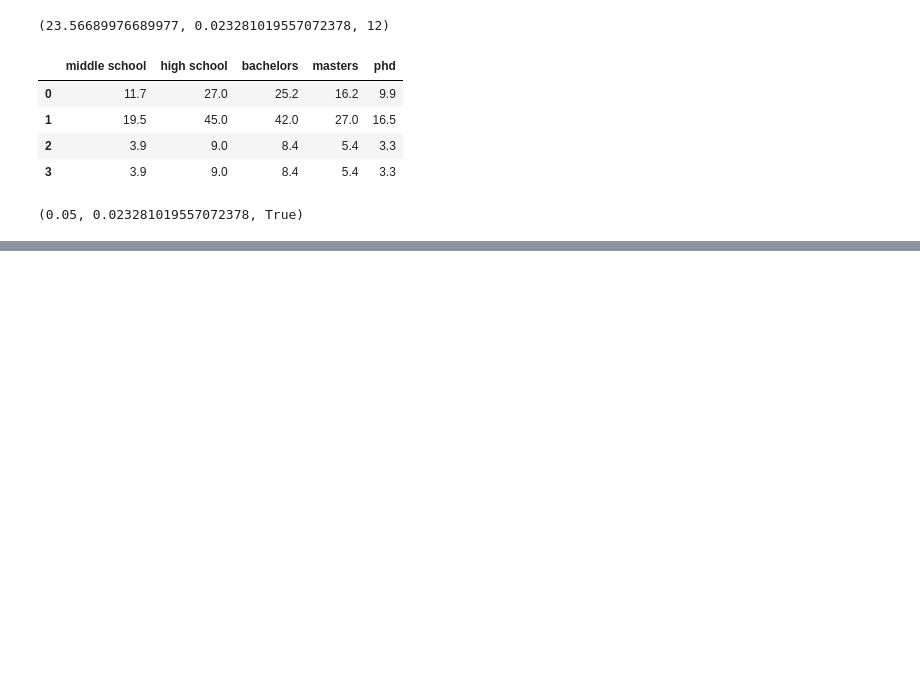
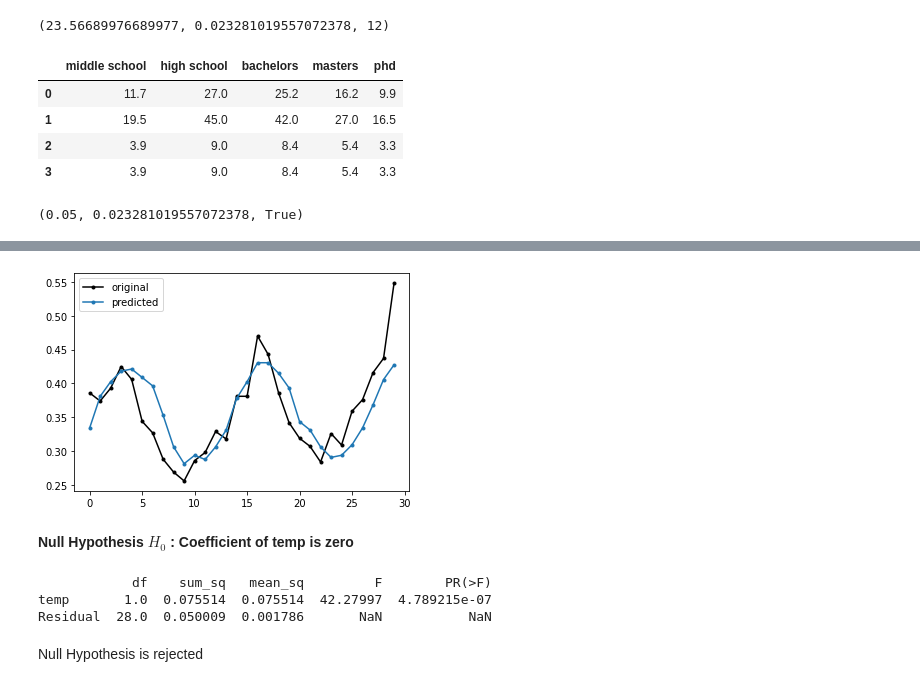
Before and after one commit to NishantBaheti/MachineLearningExploration, a Jupyter notebook: PracticalStatistics/Hypothesis.ipynb, the cells around one changed output, grey strips where cells are left out. Saved outputs shown, nothing was run; the diff lists cells and outputs as text; code cells hidden in the pictures; blank space fills up the shorter version.

```diff
--- a/PracticalStatistics/Hypothesis.ipynb
+++ b/PracticalStatistics/Hypothesis.ipynb
@@ -1098,0 +1204,17 @@ anova_lm(*args, **kwargs)
+# %%
+plt.plot(df['cons'], 'k.-', label="original")
+plt.plot(preds,'.-',label="predicted")
+plt.legend()
+plt.show()
+# %% [output]
+[figure, added]
+# %% [markdown]
+**Null Hypothesis $H_0$ : Coefficient of temp is zero**
+# %%
+print(anova.anova_lm(trainedModel))
+# %% [output]
+            df    sum_sq   mean_sq         F        PR(>F)
+temp       1.0  0.075514  0.075514  42.27997  4.789215e-07
+Residual  28.0  0.050009  0.001786       NaN           NaN
+# %% [markdown]
+Null Hypothesis is rejected
```
Also changed, not shown: parts of 67 cells of this notebook, 2 other files.
